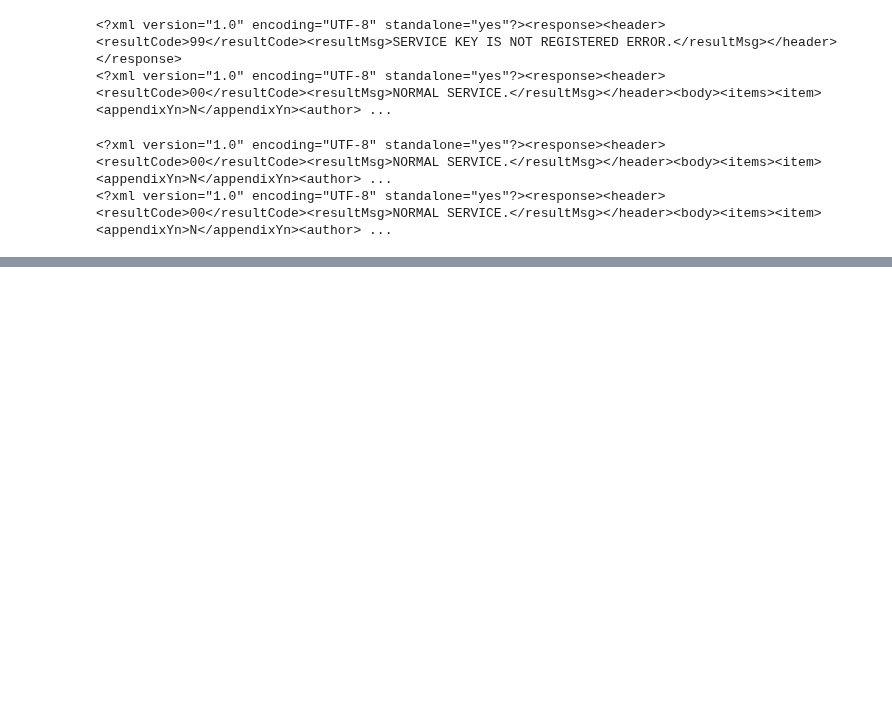
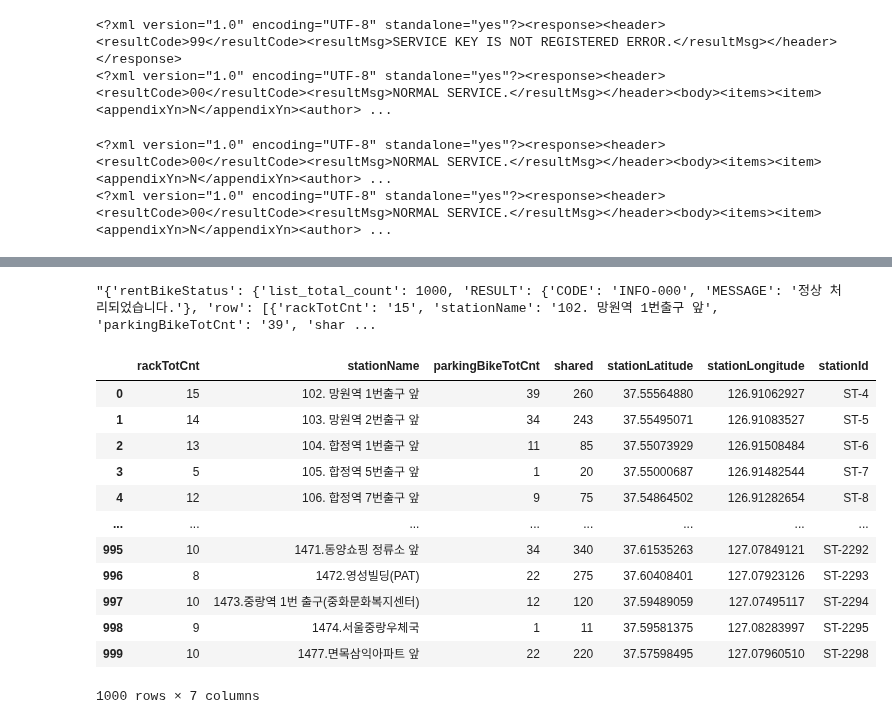
Before and after one commit to smu405/s, a Jupyter notebook: ds2_open_data.ipynb, the cells around one changed output, grey strips where cells are left out. Saved outputs shown, nothing was run; the diff lists cells and outputs as text; code cells hidden in the pictures; blank space fills up the shorter version.

```diff
--- a/ds2_open_data.ipynb
+++ b/ds2_open_data.ipynb
@@ -3455,0 +4206,31 @@ Writing src/ds_open_library.py
+# %%
+import requests
+import pandas as pd
+
+api_key = '73725974496a736c34395757705847'
+url = 'http://openapi.seoul.go.kr:8088/{}/json/bikeList/1/1000/'.format(api_key)
+response = requests.get(url)
+_j = response.json()
+# %%
+str(_j)[:500]
+# %% [output]
+"{'rentBikeStatus': {'list_total_count': 1000, 'RESULT': {'CODE': 'INFO-000', 'MESSAGE': '정상 처리되었습니다.'}, 'row': [{'rackTotCnt': '15', 'stationName': '102. 망원역 1번출구 앞', 'parkingBikeTotCnt': '39', 'shar ...
+# %%
+_rows = _j['rentBikeStatus']['row']
+df = pd.DataFrame(_rows)
+# %%
+df
+# %% [output]
+|  | rackTotCnt | stationName | parkingBikeTotCnt | shared | stationLatitude | stationLongitude | stationId |
+| 0 | 15 | 102. 망원역 1번출구 앞 | 39 | 260 | 37.55564880 | 126.91062927 | ST-4 |
+| 1 | 14 | 103. 망원역 2번출구 앞 | 34 | 243 | 37.55495071 | 126.91083527 | ST-5 |
+| 2 | 13 | 104. 합정역 1번출구 앞 | 11 | 85 | 37.55073929 | 126.91508484 | ST-6 |
+| 3 | 5 | 105. 합정역 5번출구 앞 | 1 | 20 | 37.55000687 | 126.91482544 | ST-7 |
+| 4 | 12 | 106. 합정역 7번출구 앞 | 9 | 75 | 37.54864502 | 126.91282654 | ST-8 |
+| ... | ... | ... | ... | ... | ... | ... | ... |
+| 995 | 10 | 1471.동양쇼핑 정류소 앞 | 34 | 340 | 37.61535263 | 127.07849121 | ST-2292 |
+| 996 | 8 | 1472.영성빌딩(PAT) | 22 | 275 | 37.60408401 | 127.07923126 | ST-2293 |
+| 997 | 10 | 1473.중랑역 1번 출구(중화문화복지센터) | 12 | 120 | 37.59489059 | 127.07495117 | ST-2294 |
+| 998 | 9 | 1474.서울중랑우체국 | 1 | 11 | 37.59581375 | 127.08283997 | ST-2295 |
+| 999 | 10 | 1477.면목삼익아파트 앞 | 22 | 220 | 37.57598495 | 127.07960510 | ST-2298 |
+1000 rows × 7 columns
```
Also changed, not shown: parts of 93 cells of this notebook, 1 other file.
